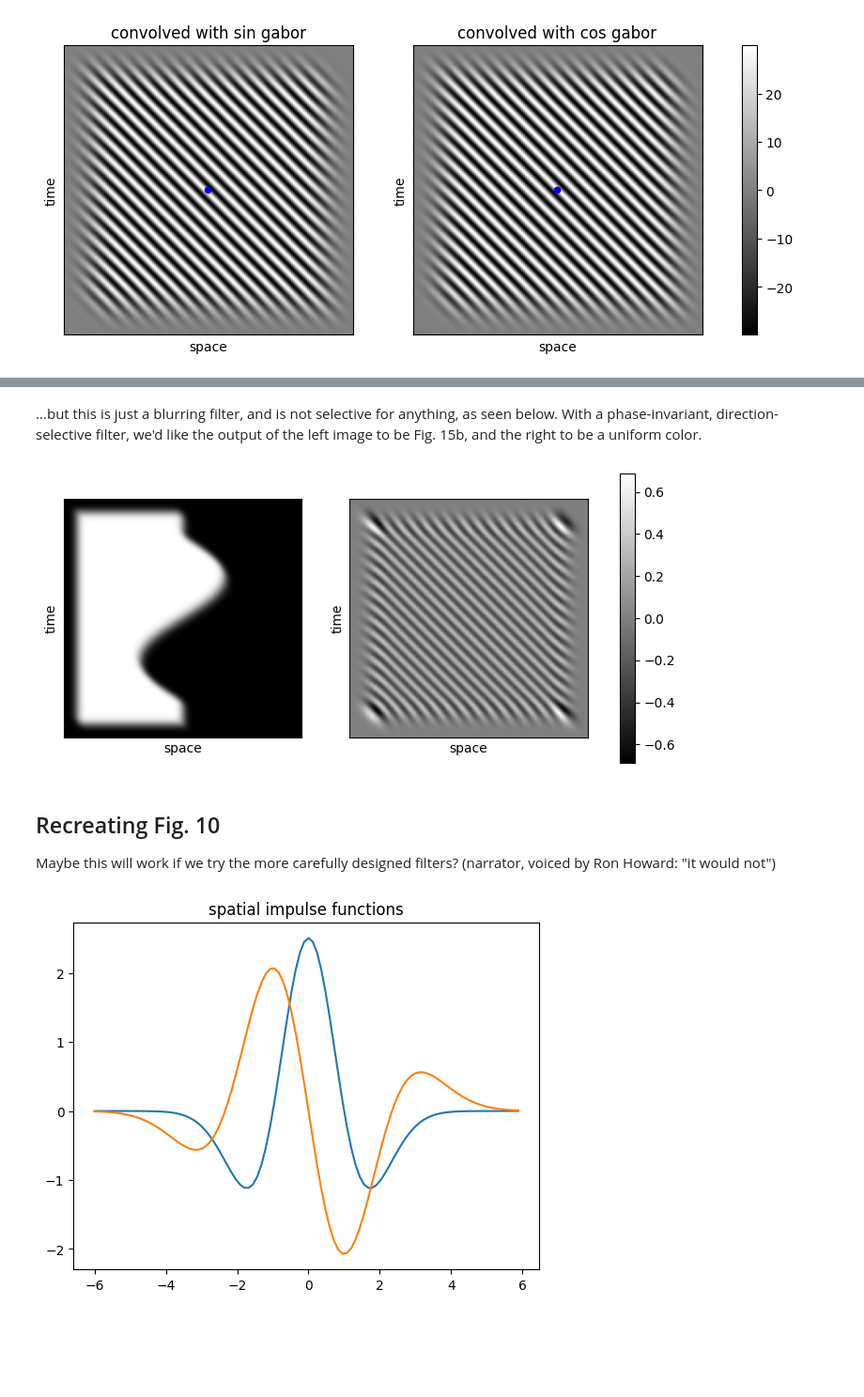
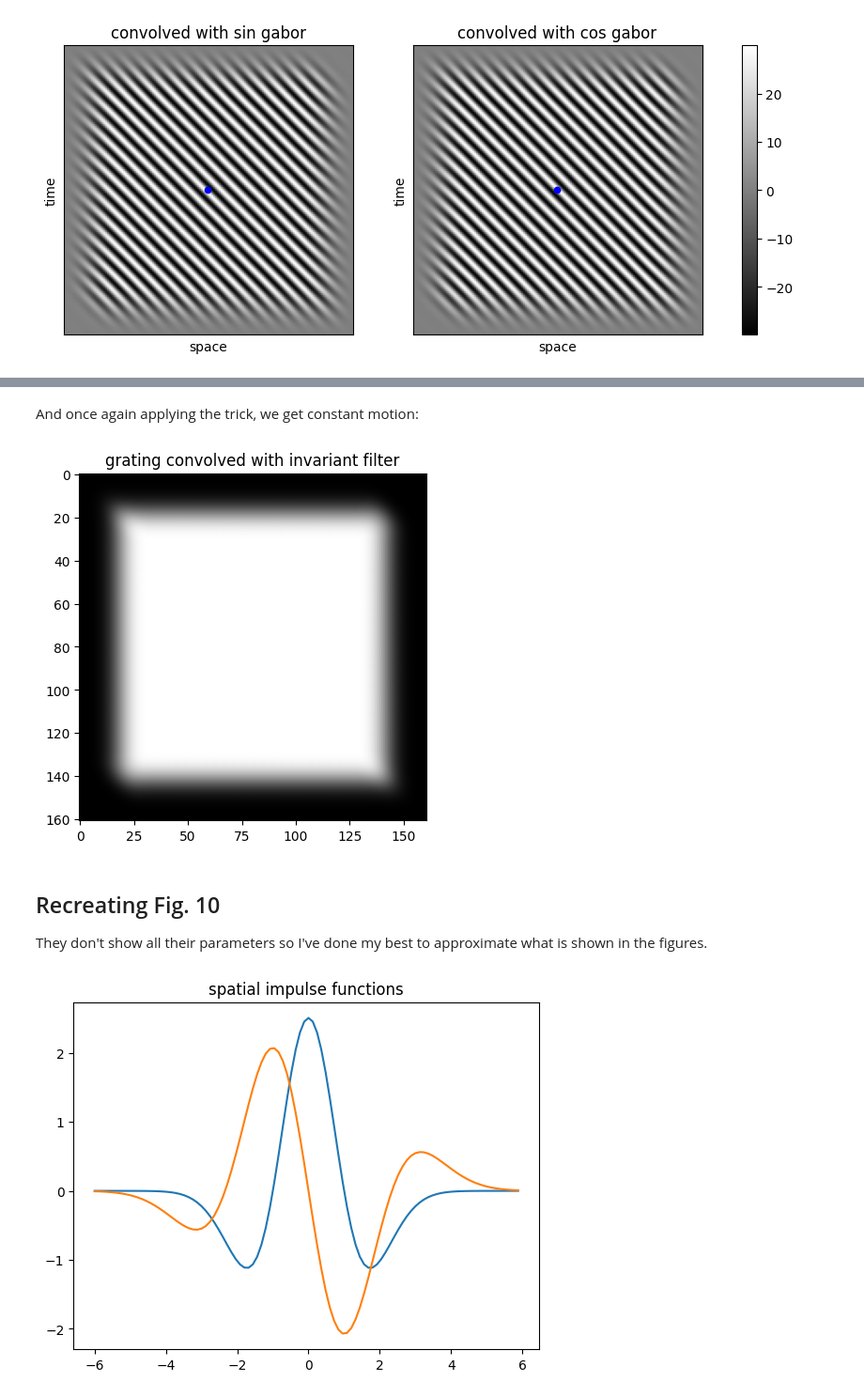
Before and after one commit to 9q9q/adelson_bergen85, a Jupyter notebook: adelson_bergen85.ipynb, the cells around one changed output, grey strips where cells are left out. Shown at 94% size. Saved outputs shown, nothing was run; the diff lists cells and outputs as text; code cells hidden in the pictures; blank space fills up the shorter version.

```diff
--- a/adelson_bergen85.ipynb
+++ b/adelson_bergen85.ipynb
@@ -239,31 +252,15 @@ plt.show()
-# %% [markdown]
-...but this is just a blurring filter, and is not selective for anything, as seen below. With a phase-invariant, direction-selective filter, we'd like the output of the left image to be Fig. 15b, and the right to be a uniform color.
-# %%
-gabor_sum_stim = convolve2d(stim, gabor_sum)
-gabor_sum_sinusoid = convolve2d(sinusoid, gabor_sum)
-
-fig = plt.gcf()
-fig.set_size_inches(9, 4)
-axes = fig.subplots(nrows=1, ncols=2)
-im = axes[0].imshow(gabor_sum_stim, cmap="gray")
-axes[0].set_xticks([])
-axes[0].set_yticks([])
-axes[0].set_ylabel("time")
-axes[0].set_xlabel("space")
-
-im = axes[1].imshow(gabor_sum_sinusoid, cmap="gray")
-axes[1].set_xticks([])
-axes[1].set_yticks([])
-axes[1].set_ylabel("time")
-axes[1].set_xlabel("space")
-
-plt.colorbar(im, ax=axes)
-plt.show()
-# %% [output]
-[figure, removed]
-# %% [markdown]
-## Recreating Fig. 10
-Maybe this will work if we try the more carefully designed filters? (narrator, voiced by Ron Howard: "it would not")
+# %% [markdown]
+And once again applying the trick, we get constant motion:
+# %%
+invariant = sin_convolve**2 + cos_convolve**2
+plt.imshow(invariant, cmap="gray")
+plt.title("grating convolved with invariant filter")
+plt.show()
+# %% [output]
+[figure, added]
+# %% [markdown]
+## Recreating Fig. 10
+They don't show all their parameters so I've done my best to approximate what is shown in the figures.
 # %%
 # spatial
 sigma = 1
```
Also changed, not shown: parts of 13 cells of this notebook.
